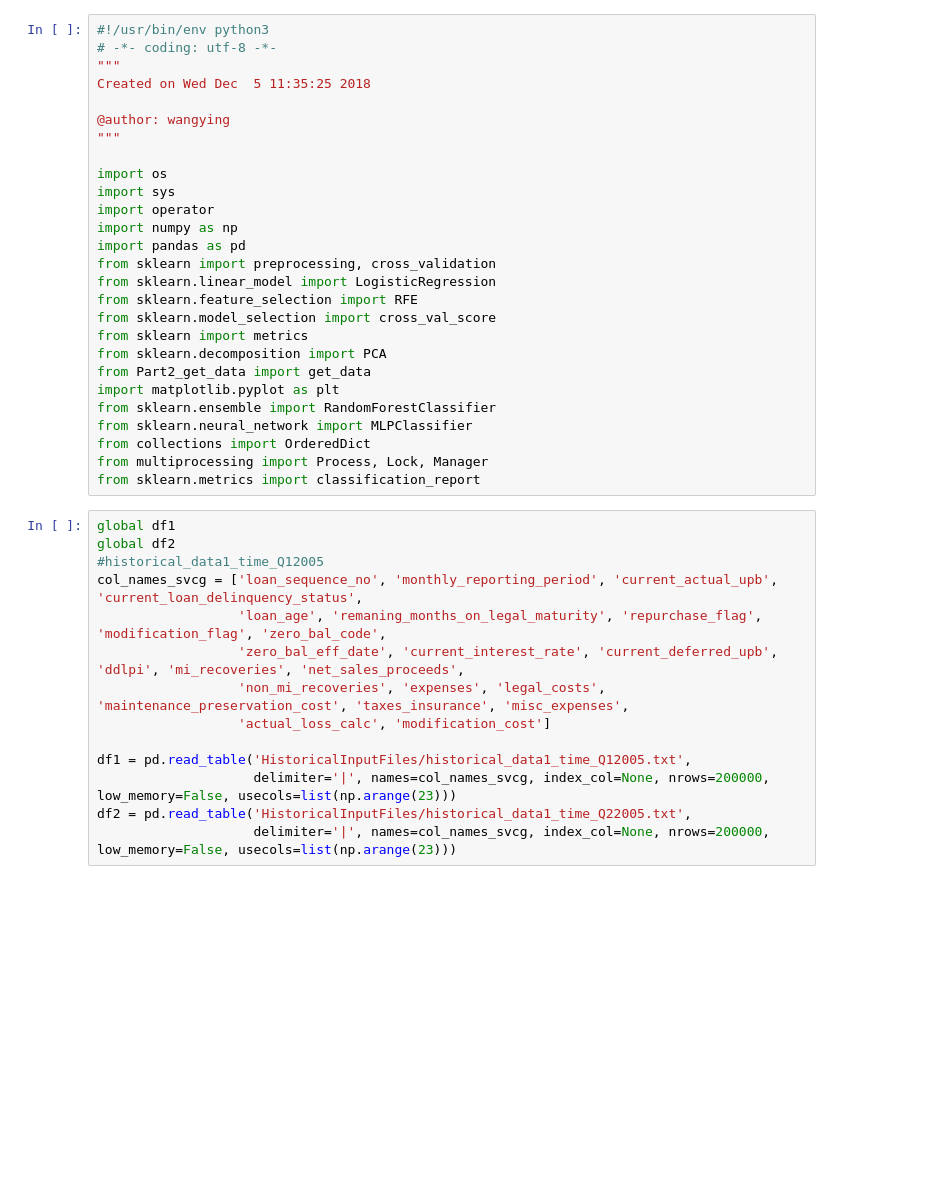
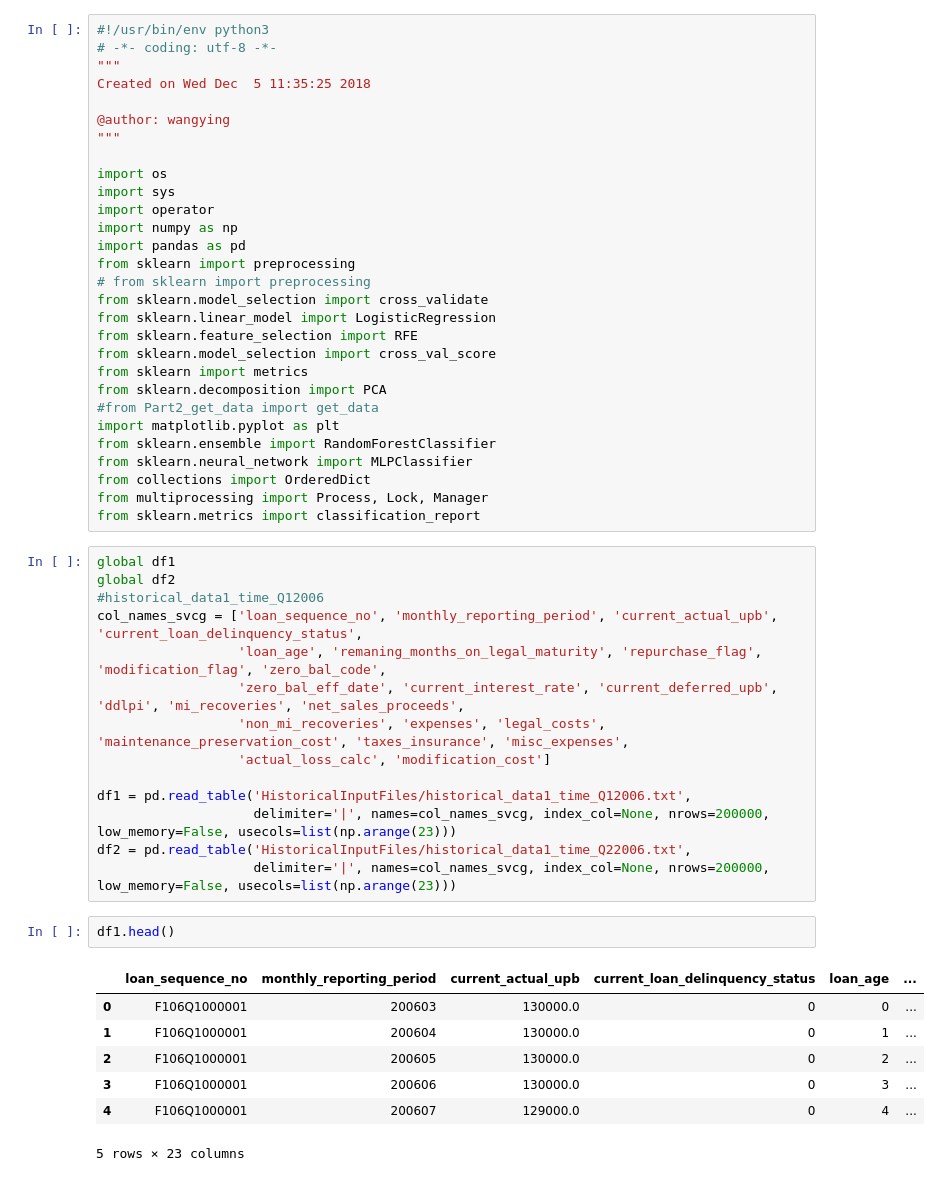
Before and after one commit to Allen001822480/Info7390Fall_Team10, a Jupyter notebook: hw3/Part2/Classification/Q12005-Q22005.ipynb, the cells around one changed output. Saved outputs shown, nothing was run; the diff lists cells and outputs as text; blank space fills up the shorter version.

Commit message:
report

```diff
--- a/hw3/Part2/Classification/Q12005-Q22005.ipynb
+++ b/hw3/Part2/Classification/Q12005-Q22005.ipynb
@@ -12,13 +12,15 @@ import sys
 import operator
 import numpy as np
 import pandas as pd
-from sklearn import preprocessing, cross_validation
+from sklearn import preprocessing
+# from sklearn import preprocessing
+from sklearn.model_selection import cross_validate
 from sklearn.linear_model import LogisticRegression
 from sklearn.feature_selection import RFE
 from sklearn.model_selection import cross_val_score
 from sklearn import metrics
 from sklearn.decomposition import PCA
-from Part2_get_data import get_data
+#from Part2_get_data import get_data
 import matplotlib.pyplot as plt
 from sklearn.ensemble import RandomForestClassifier
 from sklearn.neural_network import MLPClassifier
@@ -28,14 +30,24 @@ from sklearn.metrics import classification_report
 # %%
 global df1
 global df2
-#historical_data1_time_Q12005
+#historical_data1_time_Q12006
 col_names_svcg = ['loan_sequence_no', 'monthly_reporting_period', 'current_actual_upb', 'current_loan_delinquency_status',
                   'loan_age', 'remaning_months_on_legal_maturity', 'repurchase_flag', 'modification_flag', 'zero_bal_code',
                   'zero_bal_eff_date', 'current_interest_rate', 'current_deferred_upb', 'ddlpi', 'mi_recoveries', 'net_sales_proceeds',
                   'non_mi_recoveries', 'expenses', 'legal_costs', 'maintenance_preservation_cost', 'taxes_insurance', 'misc_expenses',
                   'actual_loss_calc', 'modification_cost']
 
-df1 = pd.read_table('HistoricalInputFiles/historical_data1_time_Q12005.txt',
+df1 = pd.read_table('HistoricalInputFiles/historical_data1_time_Q12006.txt',
                     delimiter='|', names=col_names_svcg, index_col=None, nrows=200000, low_memory=False, usecols=list(np.arange(23)))
-df2 = pd.read_table('HistoricalInputFiles/historical_data1_time_Q22005.txt',
+df2 = pd.read_table('HistoricalInputFiles/historical_data1_time_Q22006.txt',
                     delimiter='|', names=col_names_svcg, index_col=None, nrows=200000, low_memory=False, usecols=list(np.arange(23)))
+# %%
+df1.head()
+# %% [output]
+|  | loan_sequence_no | monthly_reporting_period | current_actual_upb | current_loan_delinquency_status | loan_age | ... |
+| 0 | F106Q1000001 | 200603 | 130000.0 | 0 | 0 | ... |
+| 1 | F106Q1000001 | 200604 | 130000.0 | 0 | 1 | ... |
+| 2 | F106Q1000001 | 200605 | 130000.0 | 0 | 2 | ... |
+| 3 | F106Q1000001 | 200606 | 130000.0 | 0 | 3 | ... |
+| 4 | F106Q1000001 | 200607 | 129000.0 | 0 | 4 | ... |
+5 rows × 23 columns
```
Also changed, not shown: parts of 10 cells of this notebook, 7 other files.
